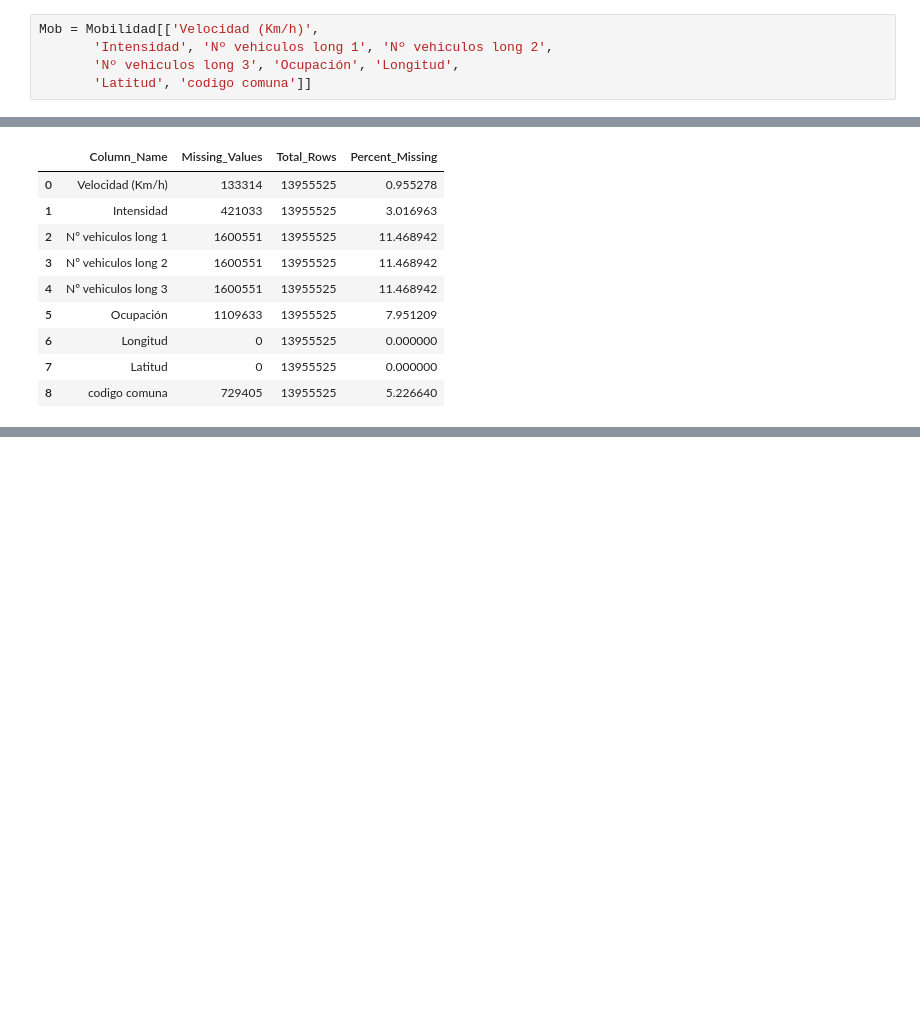
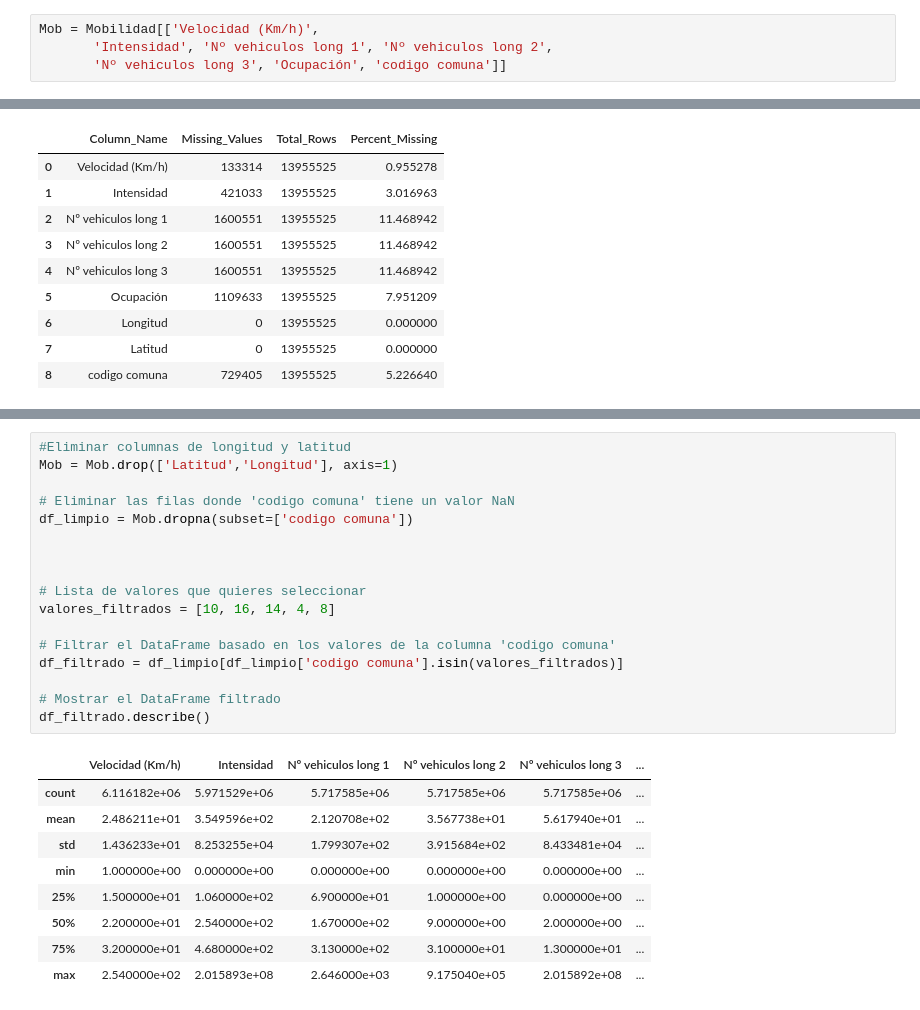
Before and after one commit to Matu10100/AirQuality_Prediction, a Jupyter notebook: Programacion/PreProcess_MobTrain.ipynb, the cells around one changed output, grey strips where cells are left out. Cells and saved outputs as stored; diff of their text form; blank space fills up the shorter version.

Commit message:
Avances en preprocess de Mobilidad, filtrado de datos por comunas en comun con el dataset de calidad de aire

```diff
--- a/Programacion/PreProcess_MobTrain.ipynb
+++ b/Programacion/PreProcess_MobTrain.ipynb
@@ -181,8 +181,7 @@ Caracteristicas numericas:  Index(['Hora', 'dia-num', 'mes-num', 'año', 'Veloci
 # %%
 Mob = Mobilidad[['Velocidad (Km/h)',
        'Intensidad', 'Nº vehiculos long 1', 'Nº vehiculos long 2',
-       'Nº vehiculos long 3', 'Ocupación', 'Longitud',
-       'Latitud', 'codigo comuna']]
+       'Nº vehiculos long 3', 'Ocupación', 'codigo comuna']]
 # %%
 Mob.info()
 # %% [output]
@@ -256,0 +233,27 @@ corre
+# %%
+#Eliminar columnas de longitud y latitud
+Mob = Mob.drop(['Latitud','Longitud'], axis=1)
+
+# Eliminar las filas donde 'codigo comuna' tiene un valor NaN
+df_limpio = Mob.dropna(subset=['codigo comuna'])
+
+
+
+# Lista de valores que quieres seleccionar
+valores_filtrados = [10, 16, 14, 4, 8]
+
+# Filtrar el DataFrame basado en los valores de la columna 'codigo comuna'
+df_filtrado = df_limpio[df_limpio['codigo comuna'].isin(valores_filtrados)]
+
+# Mostrar el DataFrame filtrado
+df_filtrado.describe()
+# %% [output]
+|  | Velocidad (Km/h) | Intensidad | Nº vehiculos long 1 | Nº vehiculos long 2 | Nº vehiculos long 3 | ... |
+| count | 6.116182e+06 | 5.971529e+06 | 5.717585e+06 | 5.717585e+06 | 5.717585e+06 | ... |
+| mean | 2.486211e+01 | 3.549596e+02 | 2.120708e+02 | 3.567738e+01 | 5.617940e+01 | ... |
+| std | 1.436233e+01 | 8.253255e+04 | 1.799307e+02 | 3.915684e+02 | 8.433481e+04 | ... |
+| min | 1.000000e+00 | 0.000000e+00 | 0.000000e+00 | 0.000000e+00 | 0.000000e+00 | ... |
+| 25% | 1.500000e+01 | 1.060000e+02 | 6.900000e+01 | 1.000000e+00 | 0.000000e+00 | ... |
+| 50% | 2.200000e+01 | 2.540000e+02 | 1.670000e+02 | 9.000000e+00 | 2.000000e+00 | ... |
+| 75% | 3.200000e+01 | 4.680000e+02 | 3.130000e+02 | 3.100000e+01 | 1.300000e+01 | ... |
+| max | 2.540000e+02 | 2.015893e+08 | 2.646000e+03 | 9.175040e+05 | 2.015892e+08 | ... |
```
Also changed, not shown: parts of 12 cells of this notebook.
